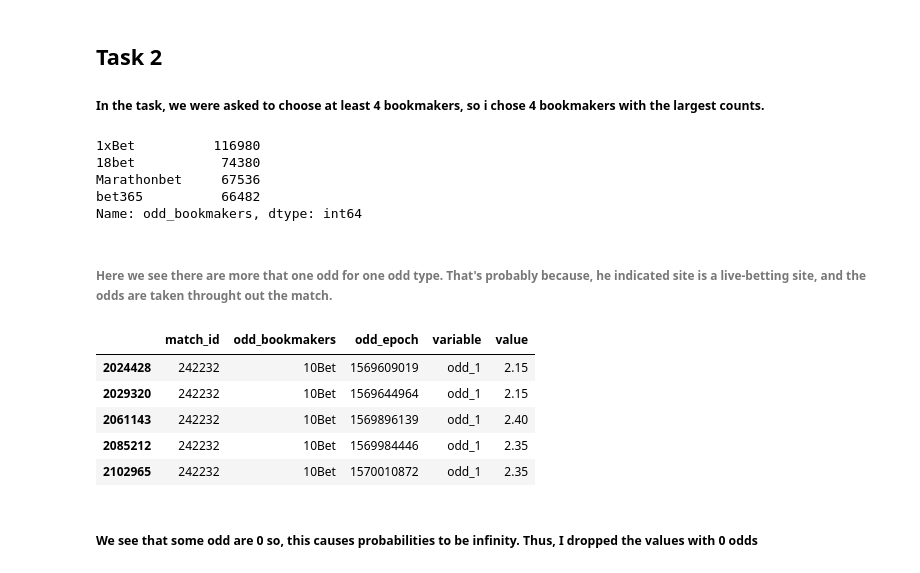
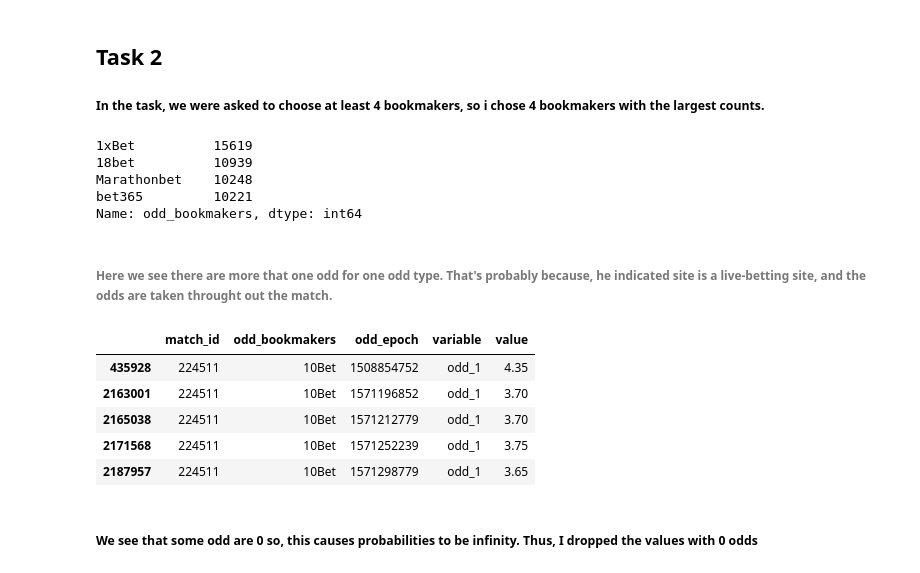
Before and after one commit to kubilay-yavuz/fall19-kubilay-yavuz, a Jupyter notebook: HW1/IE582_hw1.ipynb, the cells around one changed output. Saved outputs shown, nothing was run; the diff lists cells and outputs as text; code cells hidden in the pictures.

```diff
--- a/HW1/IE582_hw1.ipynb
+++ b/HW1/IE582_hw1.ipynb
@@ -85,0 +67,17 @@ bets.sample(10)
+# %%
+matches=pd.read_csv("matches.csv")
+premier_lig=matches.loc[matches["league_id"]==148]["match_id"].unique()
+matches=matches.loc[matches["match_id"].isin(premier_lig)]
+
+bets=pd.read_csv("bets.csv")
+bets=bets.loc[bets["match_id"].isin(premier_lig)]
+
+goals=pd.read_csv("goals.csv")
+goals=goals.loc[goals["match_id"].isin(premier_lig)]
+
+booking=pd.read_csv("booking.csv")
+booking=booking.loc[booking["match_id"].isin(premier_lig)]
+
+stats=pd.read_csv("stats.csv")
+stats=stats.loc[stats["match_id"].isin(premier_lig)]
+bets.sample(10)
@@ -162,24 +172,24 @@ sns.lineplot(x=a.value_counts().index,y=a.value_counts().values,ax=ax[2])
 # %%
 bets.odd_bookmakers.value_counts()[0:4]
 # %% [output]
-1xBet          116980
-18bet           74380
-Marathonbet     67536
-bet365          66482
+1xBet          15619
+18bet          10939
+Marathonbet    10248
+bet365         10221
 Name: odd_bookmakers, dtype: int64
 # %%
 bookmakers=["1xBet","18bet","Marathonbet","bet365"]
 # %% [markdown]
 ###### Here we see there are more that one odd for one odd type. That's probably because, he indicated site is a live-betting site, and the odds are taken throught out the match.
 # %%
-bets.loc[(bets["odd_bookmakers"]=="10Bet")&(bets["variable"]=="odd_1")&(bets["match_id"]==242232)]
+bets.loc[(bets["odd_bookmakers"]=="10Bet")&(bets["variable"]=="odd_1")&(bets["match_id"]==224511)]
 # %% [output]
 |  | match_id | odd_bookmakers | odd_epoch | variable | value |
-| 2024428 | 242232 | 10Bet | 1569609019 | odd_1 | 2.15 |
-| 2029320 | 242232 | 10Bet | 1569644964 | odd_1 | 2.15 |
-| 2061143 | 242232 | 10Bet | 1569896139 | odd_1 | 2.40 |
-| 2085212 | 242232 | 10Bet | 1569984446 | odd_1 | 2.35 |
-| 2102965 | 242232 | 10Bet | 1570010872 | odd_1 | 2.35 |
+| 435928 | 224511 | 10Bet | 1508854752 | odd_1 | 4.35 |
+| 2163001 | 224511 | 10Bet | 1571196852 | odd_1 | 3.70 |
+| 2165038 | 224511 | 10Bet | 1571212779 | odd_1 | 3.70 |
+| 2171568 | 224511 | 10Bet | 1571252239 | odd_1 | 3.75 |
+| 2187957 | 224511 | 10Bet | 1571298779 | odd_1 | 3.65 |
 # %% [markdown]
 ##### We see that some odd are 0 so, this causes probabilities to be infinity. Thus, I dropped the values with 0 odds
 # %%
```
Also changed, not shown: parts of 28 cells of this notebook.
